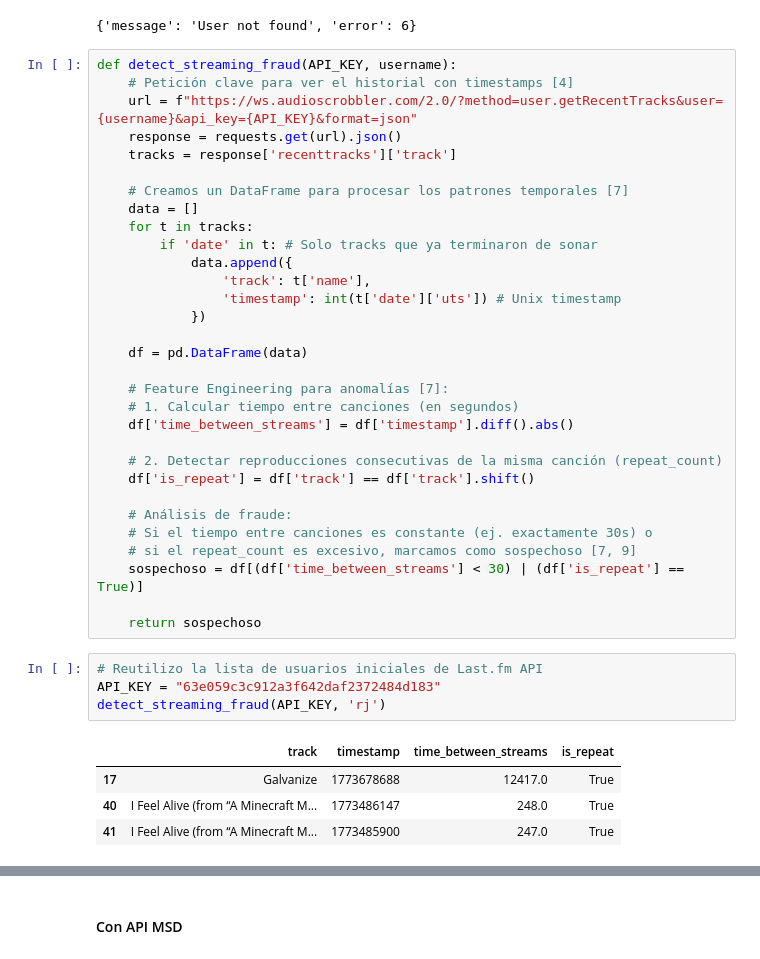
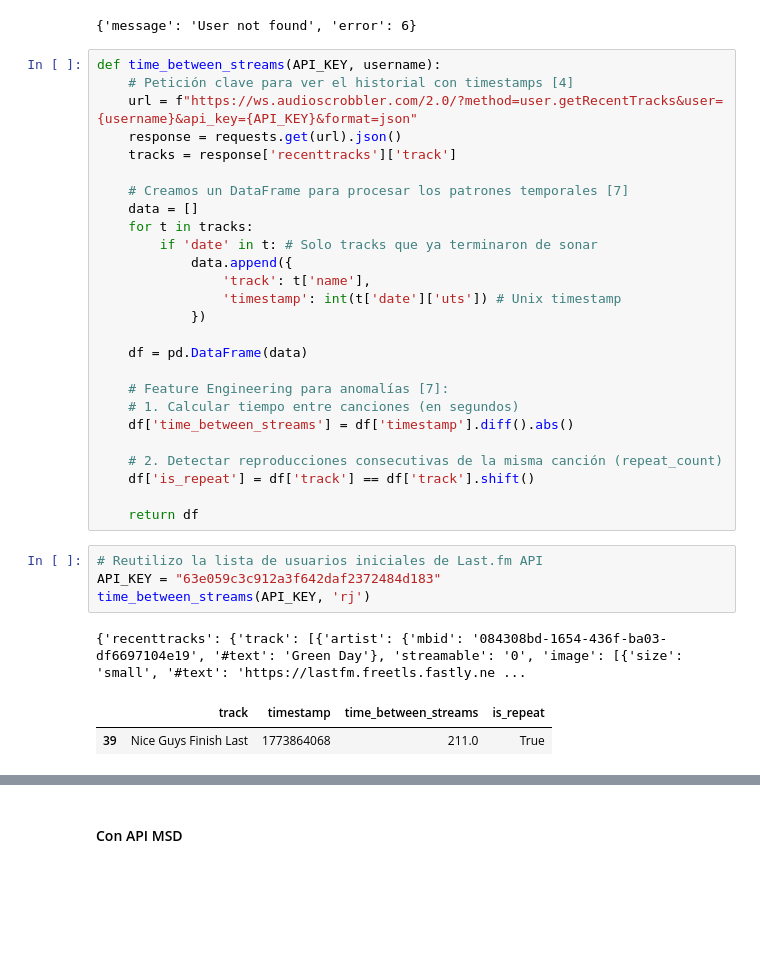
Before and after one commit to 4GeeksAcademy/ProyectoFinal23, a Jupyter notebook: src/Recolectar_Data.ipynb, the cells around one changed output, grey strips where cells are left out. Saved outputs shown, nothing was run; the diff lists cells and outputs as text; blank space fills up the shorter version.

```diff
--- a/src/Recolectar_Data.ipynb
+++ b/src/Recolectar_Data.ipynb
@@ -441,7 +441,7 @@ ret.json()
 # %% [output]
 {'message': 'User not found', 'error': 6}
 # %%
-def detect_streaming_fraud(API_KEY, username):
+def time_between_streams(API_KEY, username):
     # Petición clave para ver el historial con timestamps [4]
     url = f"https://ws.audioscrobbler.com/2.0/?method=user.getRecentTracks&user={username}&api_key={API_KEY}&format=json"
     response = requests.get(url).json()
@@ -465,18 +465,12 @@ def detect_streaming_fraud(API_KEY, username):
     # 2. Detectar reproducciones consecutivas de la misma canción (repeat_count)
     df['is_repeat'] = df['track'] == df['track'].shift()
 
-    # Análisis de fraude:
-    # Si el tiempo entre canciones es constante (ej. exactamente 30s) o
-    # si el repeat_count es excesivo, marcamos como sospechoso [7, 9]
-    sospechoso = df[(df['time_between_streams'] < 30) | (df['is_repeat'] == True)]
-
-    return sospechoso
+    return df
 # %%
 # Reutilizo la lista de usuarios iniciales de Last.fm API
 API_KEY = "63e059c3c912a3f642daf2372484d183"
-detect_streaming_fraud(API_KEY, 'rj')
+time_between_streams(API_KEY, 'rj')
 # %% [output]
+{'recenttracks': {'track': [{'artist': {'mbid': '084308bd-1654-436f-ba03-df6697104e19', '#text': 'Green Day'}, 'streamable': '0', 'image': [{'size': 'small', '#text': 'https://lastfm.freetls.fastly.ne ...
 |  | track | timestamp | time_between_streams | is_repeat |
-| 17 | Galvanize | 1773678688 | 12417.0 | True |
-| 40 | I Feel Alive (from “A Minecraft M... | 1773486147 | 248.0 | True |
-| 41 | I Feel Alive (from “A Minecraft M... | 1773485900 | 247.0 | True |
+| 39 | Nice Guys Finish Last | 1773864068 | 211.0 | True |
```
Also changed, not shown: parts of 11 cells of this notebook.
